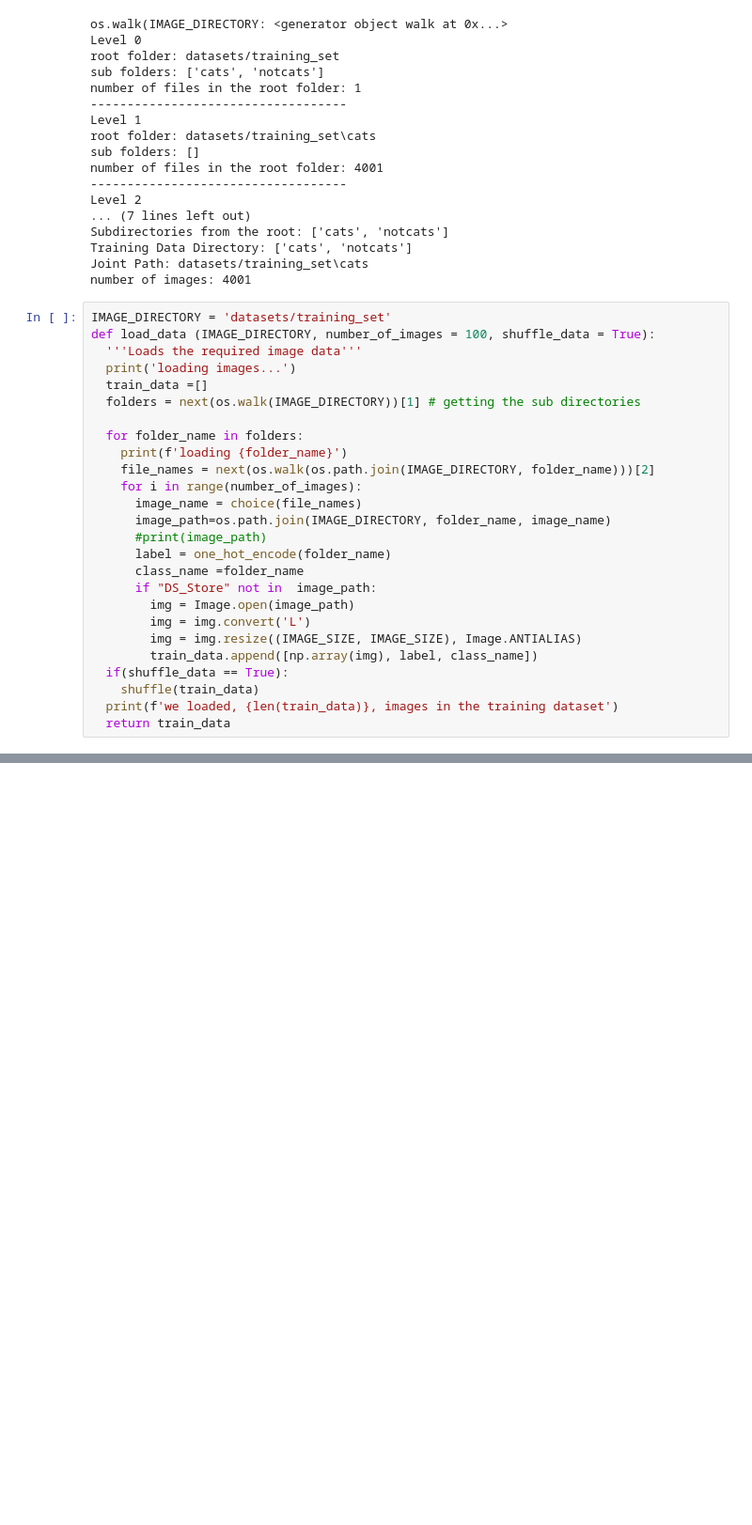
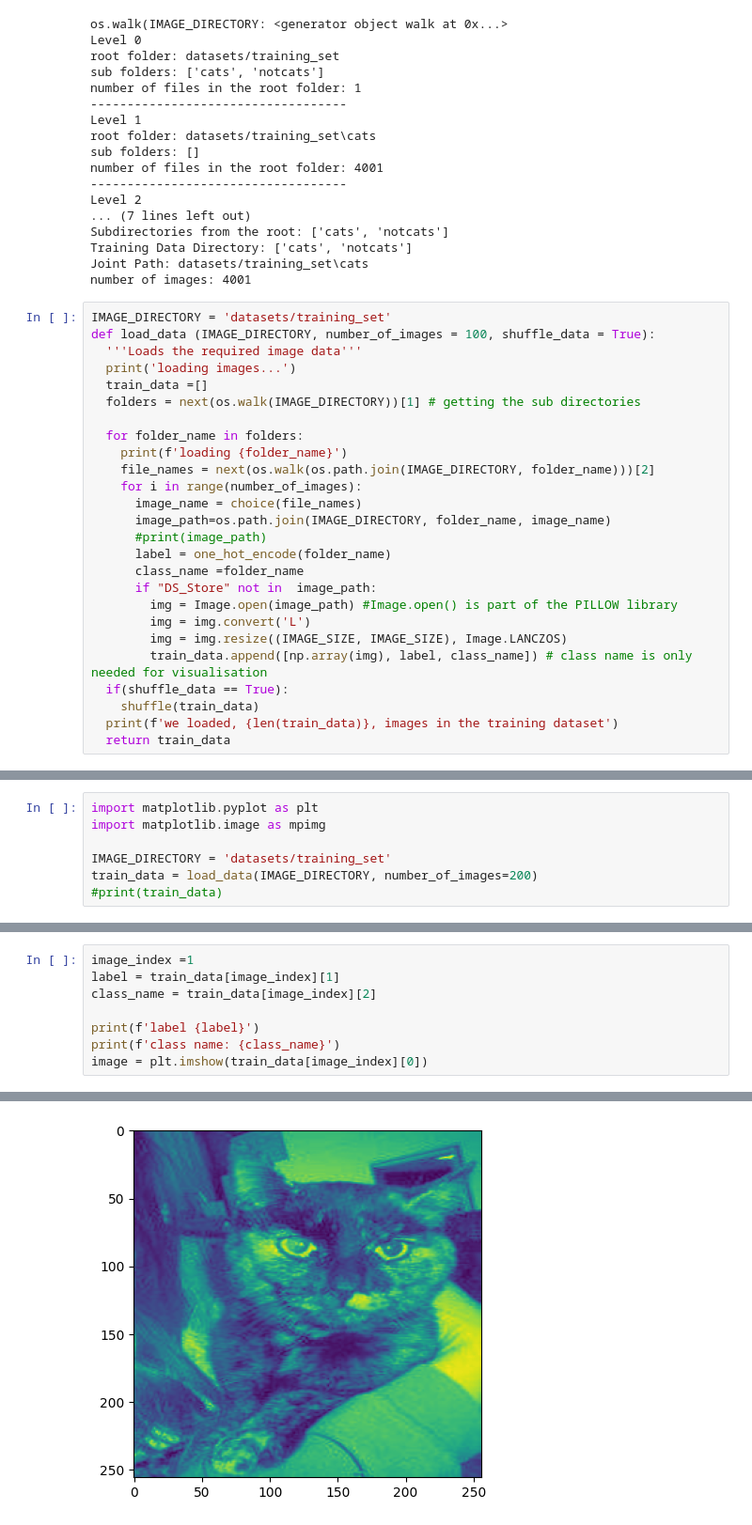
Before and after one commit to f-ssemwanga/object-detection-cnn, a Jupyter notebook: catClassification.ipynb, the cells around one changed output, grey strips where cells are left out. Shown at 94% size. Drawn from its saved outputs; the diff is of its cells as text; blank space fills up the shorter version.

Commit message:
loading and visualising data

```diff
--- a/catClassification.ipynb
+++ b/catClassification.ipynb
@@ -142,10 +142,10 @@ def load_data (IMAGE_DIRECTORY, number_of_images = 100, shuffle_data = True):
       label = one_hot_encode(folder_name)
       class_name =folder_name
       if "DS_Store" not in  image_path:
-        img = Image.open(image_path)
+        img = Image.open(image_path) #Image.open() is part of the PILLOW library
         img = img.convert('L')
-        img = img.resize((IMAGE_SIZE, IMAGE_SIZE), Image.ANTIALIAS)
-        train_data.append([np.array(img), label, class_name])
+        img = img.resize((IMAGE_SIZE, IMAGE_SIZE), Image.LANCZOS)
+        train_data.append([np.array(img), label, class_name]) # class name is only needed for visualisation
   if(shuffle_data == True):
     shuffle(train_data)
   print(f'we loaded, {len(train_data)}, images in the training dataset')
@@ -152,0 +174,7 @@ def load_data (IMAGE_DIRECTORY, number_of_images = 100, shuffle_data = True):
+# %%
+import matplotlib.pyplot as plt
+import matplotlib.image as mpimg
+
+IMAGE_DIRECTORY = 'datasets/training_set'
+train_data = load_data(IMAGE_DIRECTORY, number_of_images=200)
+#print(train_data)
@@ -152,0 +186,9 @@ def load_data (IMAGE_DIRECTORY, number_of_images = 100, shuffle_data = True):
+# %%
+image_index =1
+label = train_data[image_index][1]
+class_name = train_data[image_index][2]
+
+print(f'label {label}')
+print(f'class name: {class_name}')
+image = plt.imshow(train_data[image_index][0])
+# %% [output]
@@ -152,0 +197 @@ def load_data (IMAGE_DIRECTORY, number_of_images = 100, shuffle_data = True):
+[figure, added]
```
Also changed, not shown: parts of 4 cells of this notebook.
